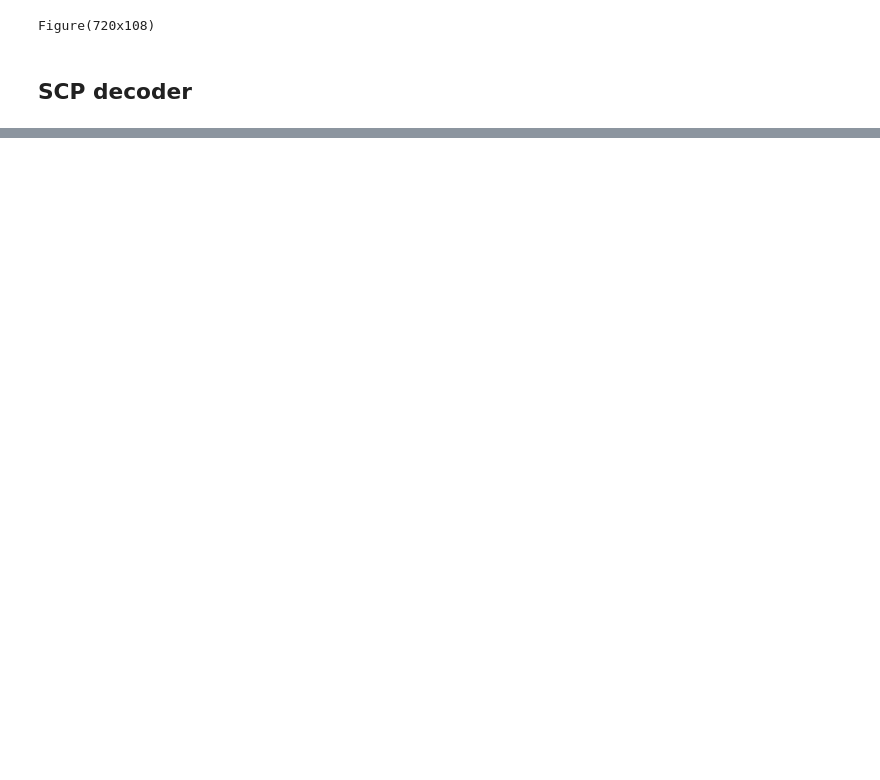
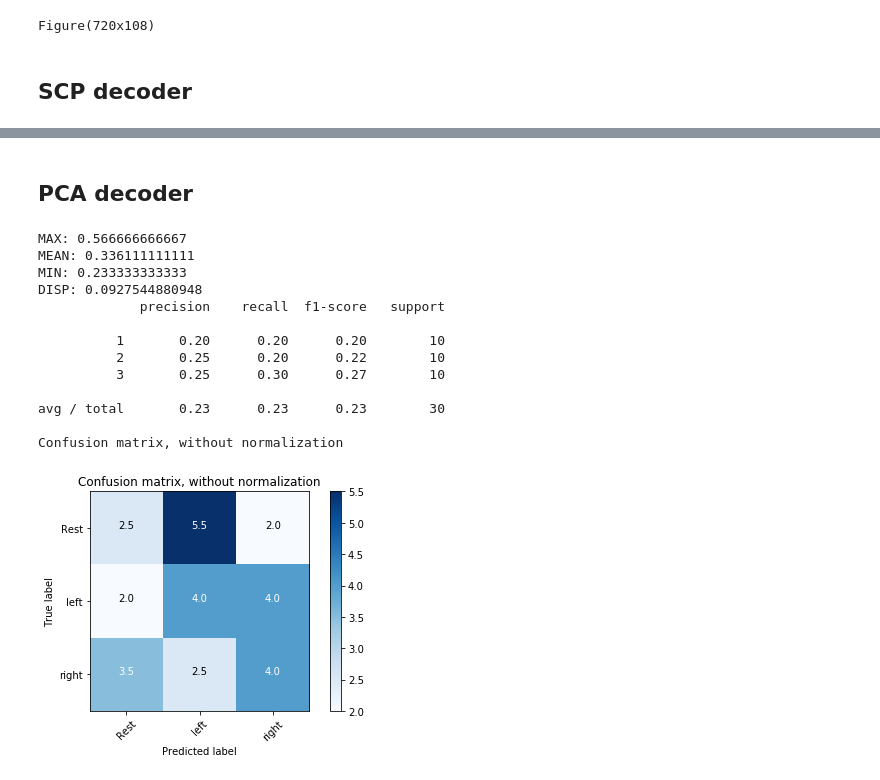
Before and after one commit to thisroot/eeglab, a Jupyter notebook: EEG_decoding_strategies.ipynb, the cells around one changed output, grey strips where cells are left out. Cells and saved outputs as stored; diff of their text form; code cells hidden in the pictures; blank space fills up the shorter version.

```diff
--- a/EEG_decoding_strategies.ipynb
+++ b/EEG_decoding_strategies.ipynb
@@ -162,0 +327,50 @@ RuntimeError: EEG 61 or EEG 62 channel not found !!
+# %% [markdown]
+## PCA decoder
+# %%
+Y_train = epochs.events[:,-1]
+X_train = epochs.get_data()
+X_train = data_prep(X_train, 1000, 6, 16)
+
+vect = Vectorizer()
+X_train = vect.fit_transform(X_train)
+
+pca = PCA(n_components=30)
+X_train = pca.fit_transform(X_train, Y_train)
+
+svc = LinearDiscriminantAnalysis()
+svc.fit(X_train, Y_train)
+
+scores = []
+classification_report = []
+confusion_matrix = []
+for i in range(0, len(test_list)):
+    X_test = data_prep(test_list[i]['X_test'], 1000, 6, 16)
+    X_test = vect.fit_transform(X_test)
+    X_test = pca.transform(X_test)
+    scores.append(svc.score(X_test, test_list[i]['Y_test']))
+    classification_report.append(metrics.classification_report(test_list[i]['Y_test'], svc.predict(X_test)))
+    confusion_matrix.append(metrics.confusion_matrix(test_list[i]['Y_test'],svc.predict(X_test)))
+
+print "MAX:", np.max(scores)
+print "MEAN:", np.mean(scores)
+print "MIN:", np.min(scores)
+print "DISP:", np.std(scores)
+
+print classification_report[0]
+
+plot_mult_conf_matrices(confusion_matrix)
+# %% [output]
+MAX: 0.566666666667
+MEAN: 0.336111111111
+MIN: 0.233333333333
+DISP: 0.0927544880948
+             precision    recall  f1-score   support
+
+          1       0.20      0.20      0.20        10
+          2       0.25      0.20      0.22        10
+          3       0.25      0.30      0.27        10
+
+avg / total       0.23      0.23      0.23        30
+
+Confusion matrix, without normalization
+[figure, added]
```
Also changed, not shown: parts of 12 cells of this notebook, 2 other files.
